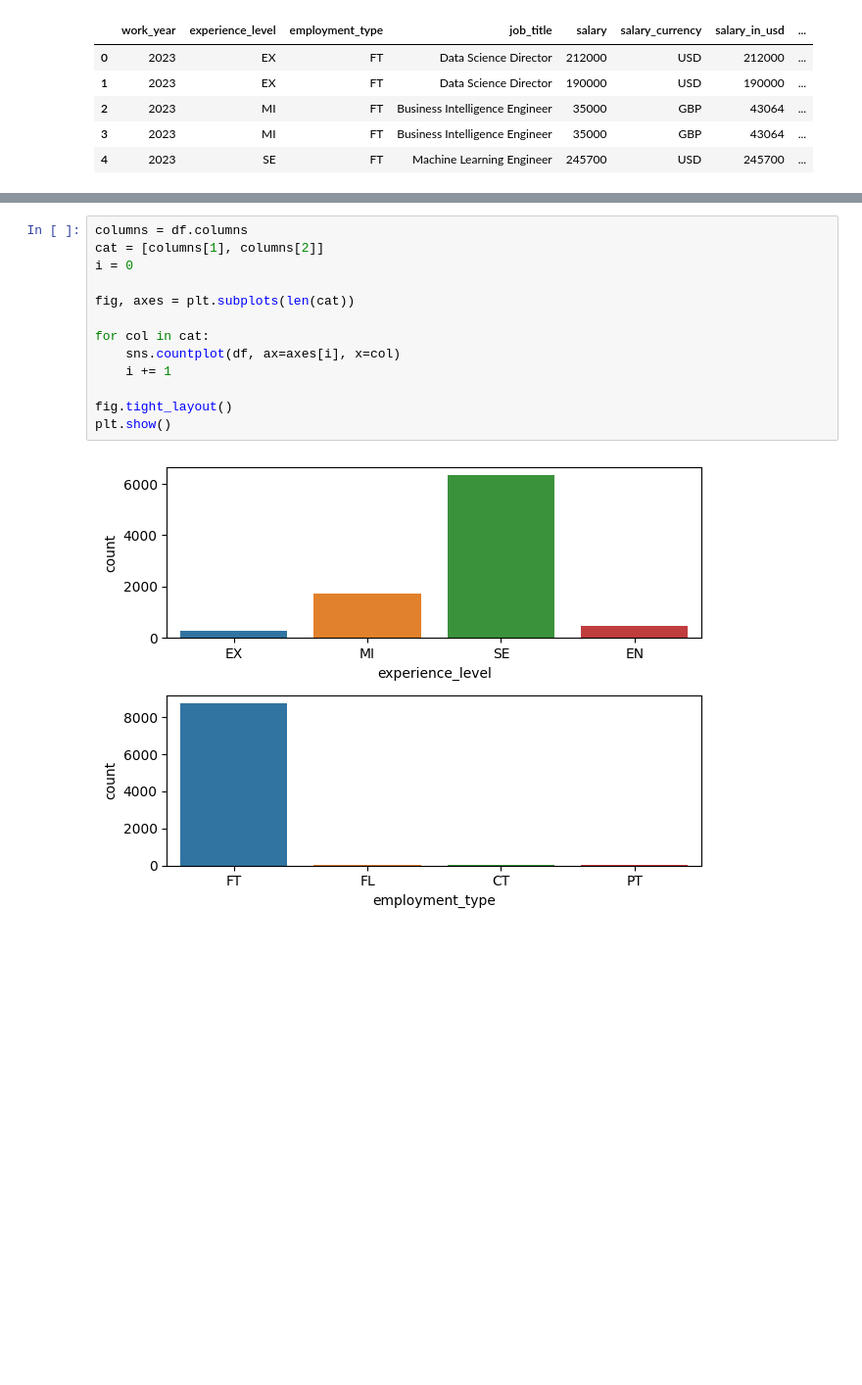
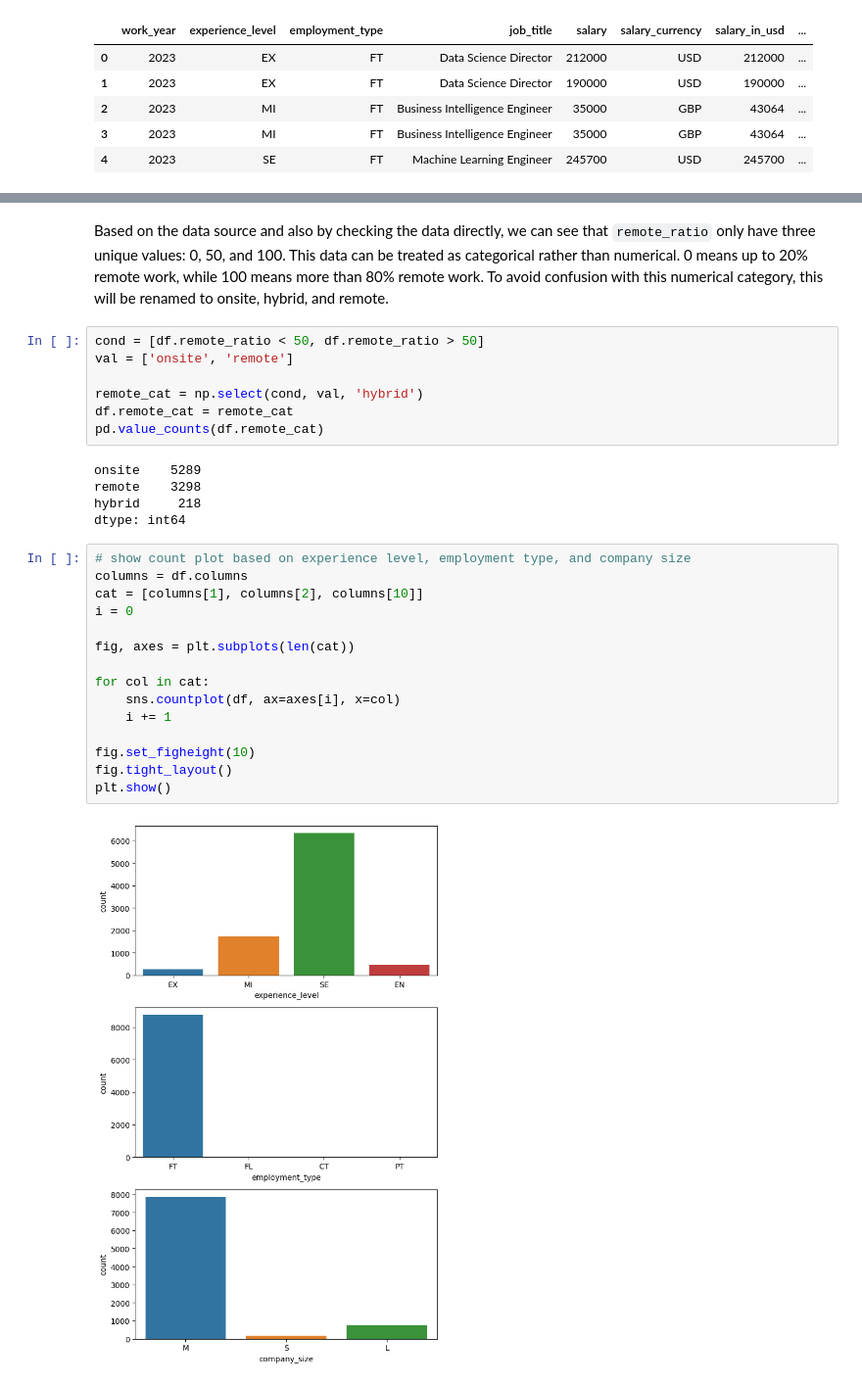
Before and after one commit to mezkymy/global-salaries, a Jupyter notebook: global-salaries.ipynb, the cells around one changed output, grey strips where cells are left out. Shown: that part at 98% size. Drawn from its saved outputs; the diff is of its cells as text; blank space fills up the shorter version.

Commit message:
added test plots

```diff
--- a/global-salaries.ipynb
+++ b/global-salaries.ipynb
@@ -61,15 +79,31 @@ df.describe()
+# %% [markdown]
+Based on the data source and also by checking the data directly, we can see that `remote_ratio` only have three unique values: 0, 50, and 100. This data can be treated as categorical rather than numerical. 0 means up to 20% remote work, while 100 means more than 80% remote work. To avoid confusion with this numerical category, this will be renamed to onsite, hybrid, and remote.
+# %%
+cond = [df.remote_ratio < 50, df.remote_ratio > 50]
+val = ['onsite', 'remote']
+
+remote_cat = np.select(cond, val, 'hybrid')
+df.remote_cat = remote_cat
+pd.value_counts(df.remote_cat)
+# %% [output]
+onsite    5289
+remote    3298
+hybrid     218
+dtype: int64
 # %%
+# show count plot based on experience level, employment type, and company size
 columns = df.columns
-cat = [columns[1], columns[2]]
+cat = [columns[1], columns[2], columns[10]]
 i = 0
 
 fig, axes = plt.subplots(len(cat))
 
 for col in cat:
     sns.countplot(df, ax=axes[i], x=col)
     i += 1
 
+fig.set_figheight(10)
 fig.tight_layout()
 plt.show()
 # %% [output]
-[figure, old version]
+[figure, new version]
```
Also changed, not shown: parts of 10 cells of this notebook.
